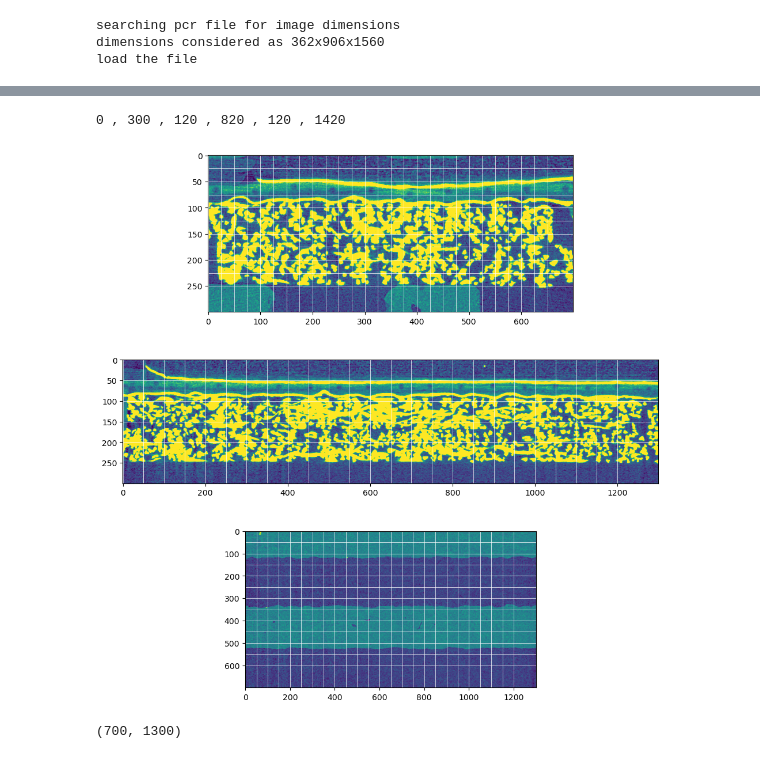
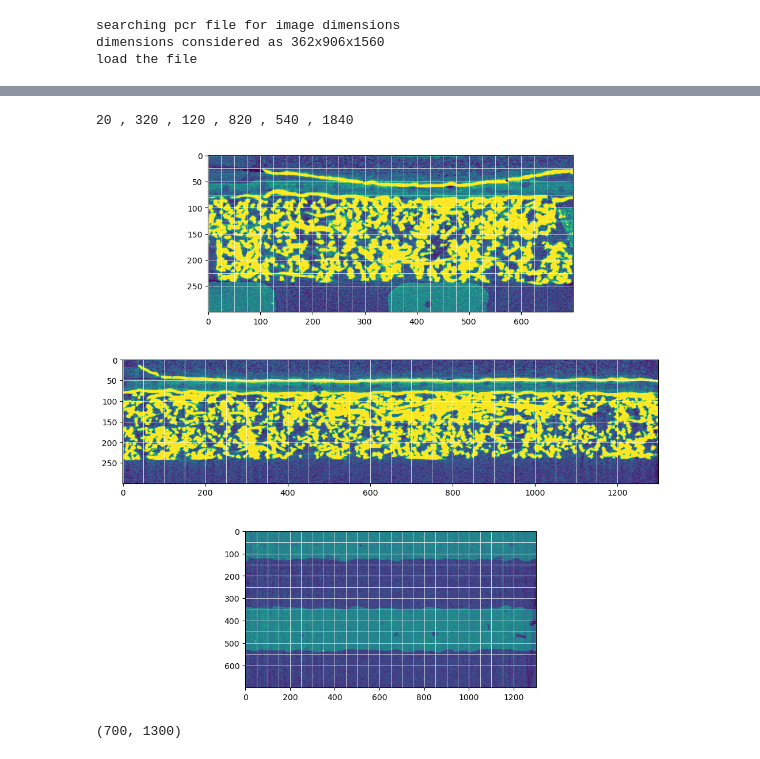
Before and after one commit to Pescatore23/coely_postmortem, a Jupyter notebook: 01_rotate.ipynb, the cells around one changed output, grey strips where cells are left out. Drawn from its saved outputs; the diff is of its cells as text; code cells hidden in the pictures.

Commit message:
include C-series

```diff
--- a/01_rotate.ipynb
+++ b/01_rotate.ipynb
@@ -100,7 +100,7 @@ dimensions considered as 313x776x2398
 load the file
 # %%
 postop2path = os.path.join(sample_path, series+'_'+sample+'_postop_2', series+'_'+sample+'_postop_2_.vol')
-# postop2path = os.path.join(sample_path, series+'_'+sample+'_postop2', series+'_'+sample+'_postop2_.vol')
+postop2path = os.path.join(sample_path, series+'_'+sample+'_postop_2b', series+'_'+sample+'_postop_2b_.vol')
 postop2im = load_nanotom(postop2path)
 # %% [output]
 searching pcr file for image dimensions
@@ -117,15 +117,15 @@ processing_dict[series+'_'+sample]['rotangles']
 # %%
-im = preopim
-stage = 'preop'
+im = postop2im
+stage = 'postop_2'
 # stage = 'liquid_wet_wet'
-angle1 = 0
+angle1 = 1.4
 angle2 = 0
-angle3 = 0
+angle3 = 0.7
 
 angles = {
 'preop': [0 , 0 , 0],
-'postop_1': [1, -0.4, 1.1],
-'postop_2': [1, 0, 0.7]
+'postop_1': [1 , -0.6 , 0.9],
+'postop_2': [1.4 , 0 , 0.7]
 # 'postop_3': [-0.5 , -0.3 , 0.4],
 }
 
@@ -163,37 +163,37 @@ processing_dict[series+'_'+sample]['cropping']
 # %%
 crops = {
 'preop': [0 , 300 , 120 , 820 , 120 , 1420],
- 'postop_1': [40, 140, 240, 940, 700, 2000],
- 'postop_2': [30, 130, 220, 920, 600, 1900]
+ 'postop_1': [20 , 320 , 130 , 830 , 630 , 1930],
+ 'postop_2': [20 , 320 , 120 , 820 , 540 , 1840]
  # 'postop_3': [30 , 330 , 90 , 790 , 100 , 1400],
 }  #0, -1, 0, -1, 0, -1
 
 a,b,c,d,e,f = crops[stage]
 
-a = 0
+a = 20
 b = a+300   #+100 for Fumatech BPM, +130 for N115 CCM, 300 for registration
 c = 120
 d = c+700
-e = 120
+e = 540
 f = e + 1300
 
 print(a,',',b,',',c,',',d,',',e,',',f)
 # %% [output]
-0 , 300 , 120 , 820 , 120 , 1420
+20 , 320 , 120 , 820 , 540 , 1840
 # %%
 fig, axs = plt.subplots(3,1, figsize=(12,12))
-im1 = im[a:b,c:d,600]
+im1 = im[a:b,c:d,800]
 im2 = im[a:b,400,e:f]
 im3 = im[-40,c:d,e:f]
 
 axs[0].imshow(im1, vmin=vmin, vmax=vmax)
 create_grid(im1,axs[0], spacing=25)
 axs[1].imshow(im2, vmin=vmin, vmax=vmax)
 create_grid(im2,axs[1])
 axs[2].imshow(im3, vmin=vmin, vmax=vmax)
 create_grid(im3,axs[2])
 # %% [output]
-[figure, old version]
+[figure, new version]
 # %%
 im3.shape
 # %% [output]
```
Also changed, not shown: parts of 9 cells of this notebook, 1 other file.
